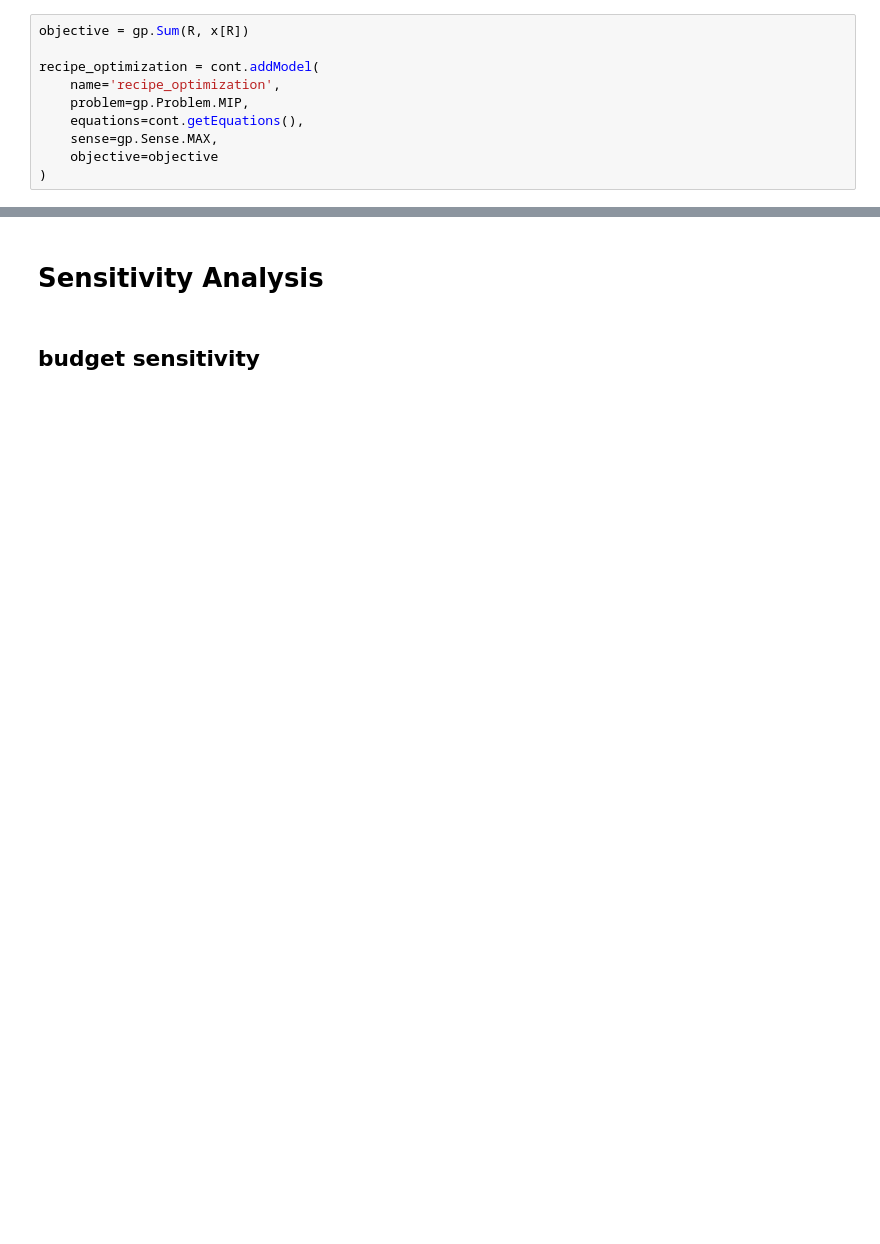
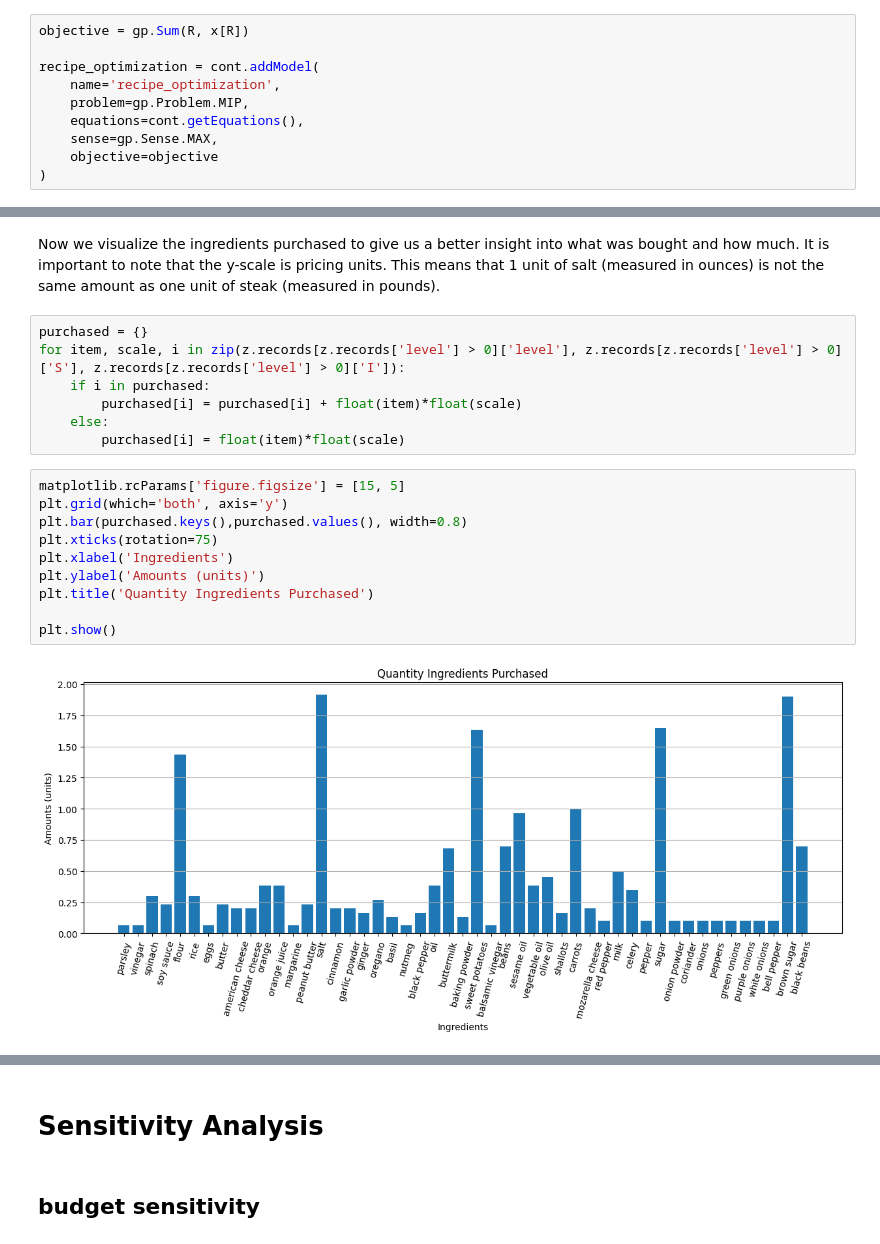
Before and after one commit to noahjillson/Recipe-Optimizations, a Jupyter notebook: modeling.ipynb, the cells around one changed output, grey strips where cells are left out. Cells and saved outputs as stored; diff of their text form; blank space fills up the shorter version.

```diff
--- a/modeling.ipynb
+++ b/modeling.ipynb
@@ -184,0 +194,21 @@ money_optimization.solve()
+# %% [markdown]
+Now we visualize the ingredients purchased to give us a better insight into what was bought and how much. It is important to note that the y-scale is pricing units. This means that 1 unit of salt (measured in ounces) is not the same amount as one unit of steak (measured in pounds).
+# %%
+purchased = {}
+for item, scale, i in zip(z.records[z.records['level'] > 0]['level'], z.records[z.records['level'] > 0]['S'], z.records[z.records['level'] > 0]['I']):
+    if i in purchased:
+        purchased[i] = purchased[i] + float(item)*float(scale)
+    else:
+        purchased[i] = float(item)*float(scale)
+# %%
+matplotlib.rcParams['figure.figsize'] = [15, 5]
+plt.grid(which='both', axis='y')
+plt.bar(purchased.keys(),purchased.values(), width=0.8)
+plt.xticks(rotation=75)
+plt.xlabel('Ingredients')
+plt.ylabel('Amounts (units)')
+plt.title('Quantity Ingredients Purchased')
+
+plt.show()
+# %% [output]
+[figure, added]
```
Also changed, not shown: parts of 22 cells of this notebook.
